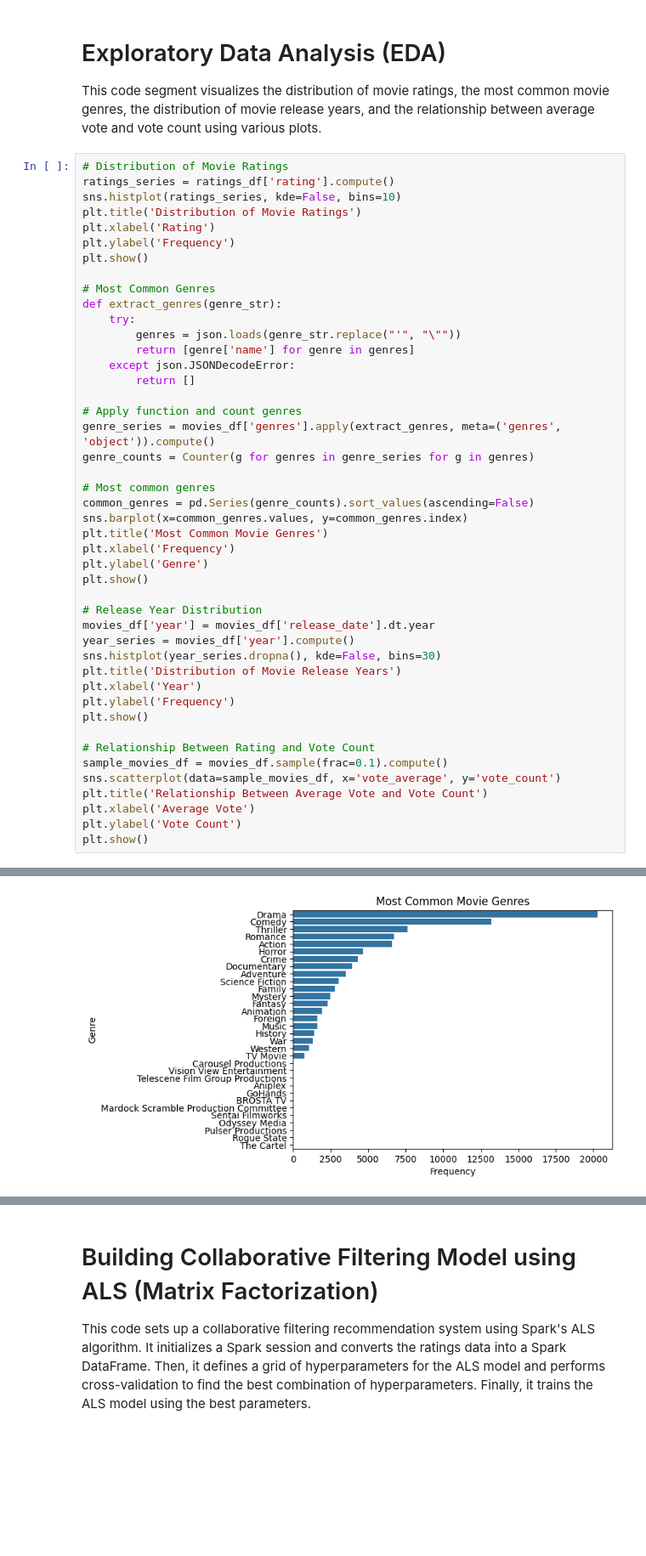
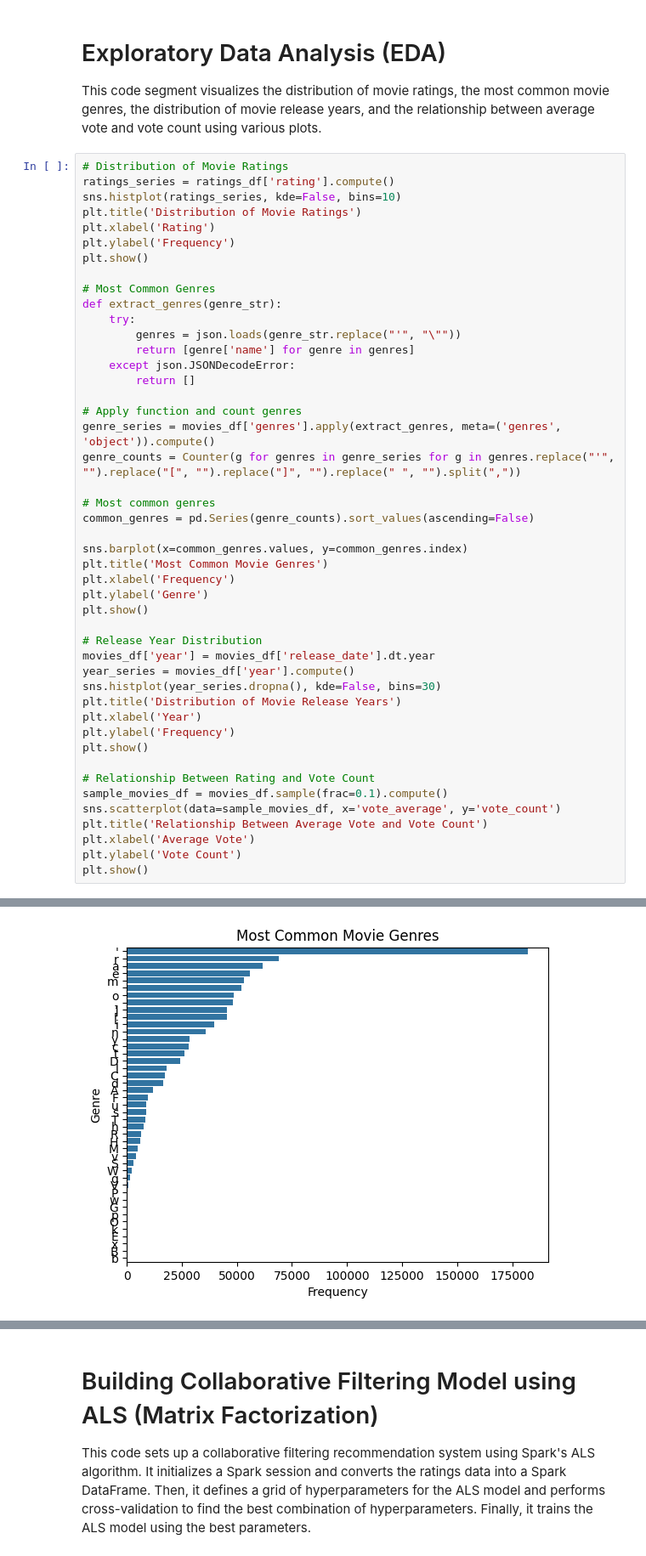
Before and after one commit to Radwanbaba13/MovieRecommenderSystem, a Jupyter notebook: MovieRecommendationSystem.ipynb, the cells around one changed output, grey strips where cells are left out. Shown at 85% size. Cells and saved outputs as stored; diff of their text form; blank space fills up the shorter version.

Commit message:
Fixed Top Genre Count
- Top genre count was counting the characters instead of the actual genre.

```diff
--- a/MovieRecommendationSystem.ipynb
+++ b/MovieRecommendationSystem.ipynb
@@ -157,10 +176,11 @@ def extract_genres(genre_str):
 
 # Apply function and count genres
 genre_series = movies_df['genres'].apply(extract_genres, meta=('genres', 'object')).compute()
-genre_counts = Counter(g for genres in genre_series for g in genres)
+genre_counts = Counter(g for genres in genre_series for g in genres.replace("'", "").replace("[", "").replace("]", "").replace(" ", "").split(","))
 
 # Most common genres
 common_genres = pd.Series(genre_counts).sort_values(ascending=False)
+
 sns.barplot(x=common_genres.values, y=common_genres.index)
 plt.title('Most Common Movie Genres')
 plt.xlabel('Frequency')
@@ -188,2 +225,2 @@ plt.show()
-[figure, old version]
+[figure, new version]
 [figure]
```
Also changed, not shown: parts of 6 cells of this notebook, 1 other file.
